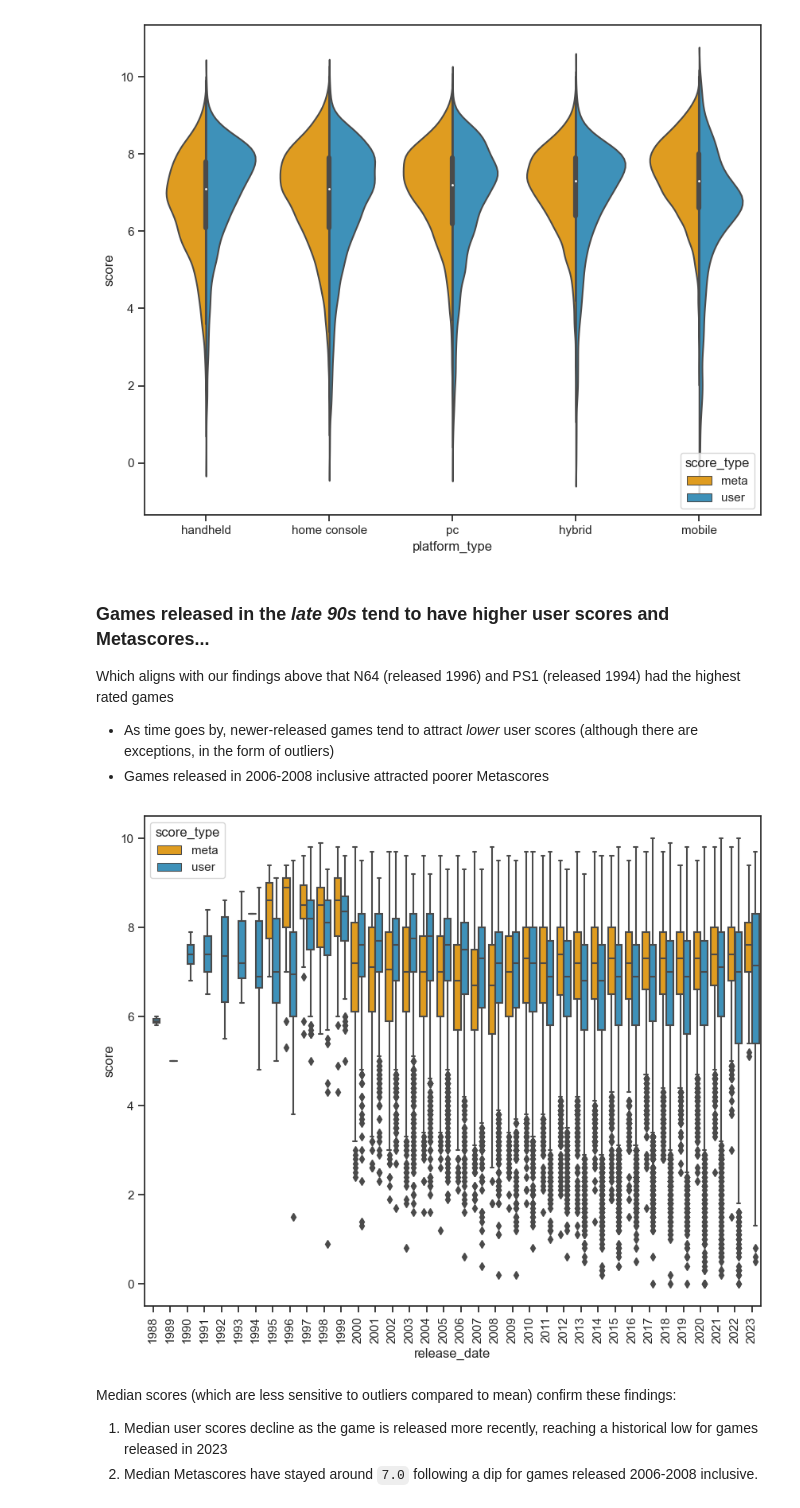
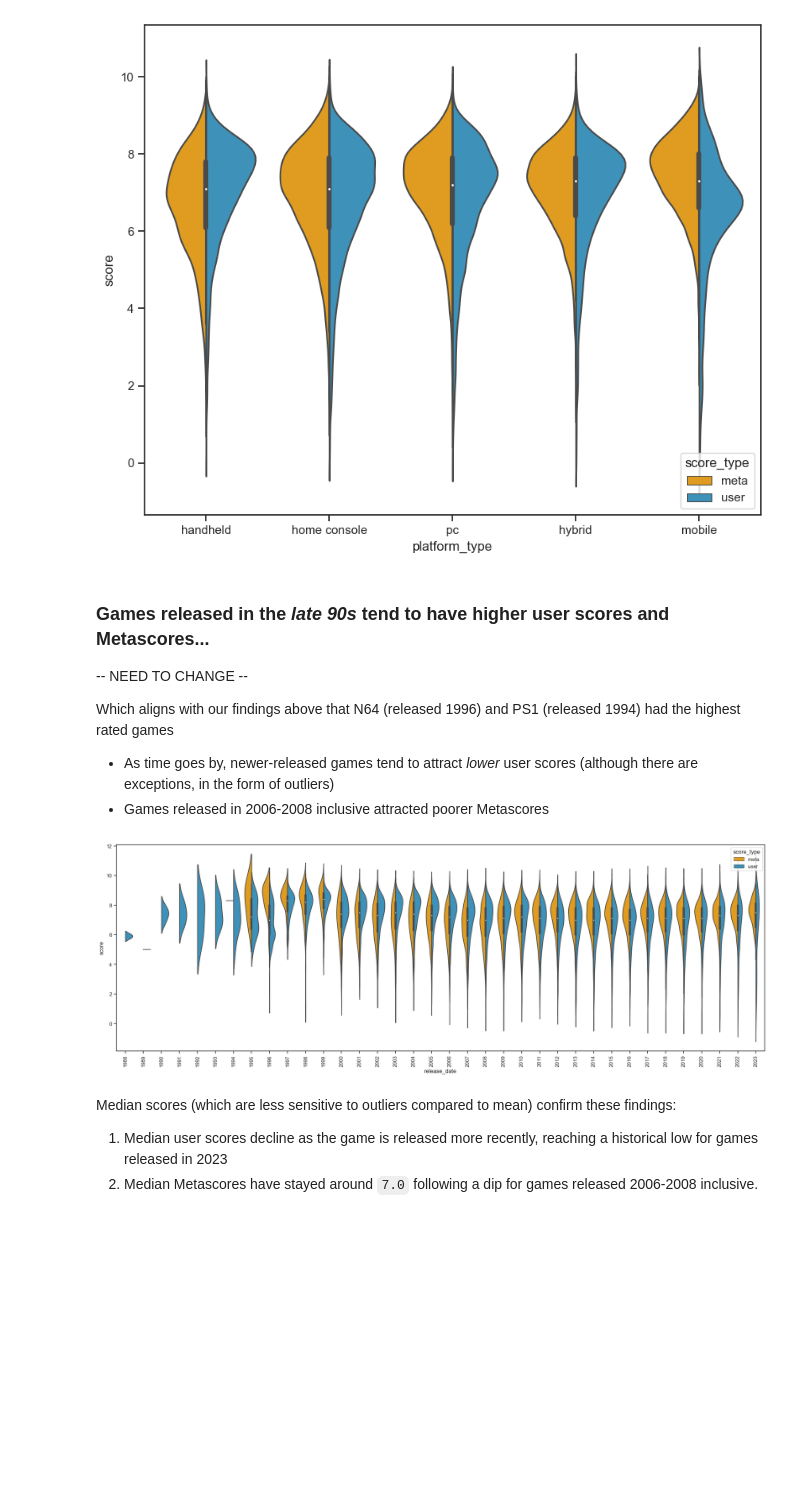
Before and after one commit to henrylin03/video-games, a Jupyter notebook: analysis.ipynb, the cells around one changed output. Saved outputs shown, nothing was run; the diff lists cells and outputs as text; code cells hidden in the pictures; blank space fills up the shorter version.

Commit message:
convert boxplot to split violinplot for games released over time

```diff
--- a/analysis.ipynb
+++ b/analysis.ipynb
@@ -346,6 +346,8 @@ plt.show()
 [figure]
 # %% [markdown]
 ### Games released in the **_late 90s_** tend to have higher user scores and Metascores...
+
+-- NEED TO CHANGE --
 
 Which aligns with our findings above that N64 (released 1996) and PS1 (released 1994) had the highest rated games
 
@@ -354,20 +356,21 @@ Which aligns with our findings above that N64 (released 1996) and PS1 (released
 # %%
 scores_stacked_df["release_date"] = pd.to_datetime(
     scores_stacked_df.release_date, format="%Y-%m-%d"
 )
 
-plt.figure(figsize=(10, 8))
-sns.boxplot(
+plt.figure(figsize=(25, 8))
+sns.violinplot(
     data=scores_stacked_df,
     x=scores_stacked_df.release_date.dt.year,
     y="score",
     hue="score_type",
+    split=True,
     palette=["orange", "#2998cd"],
 )
 plt.xticks(rotation=90)
 plt.show()
 # %% [output]
-[figure, old version]
+[figure, new version]
 # %% [markdown]
 Median scores (which are less sensitive to outliers compared to mean) confirm these findings:
 
```
Also changed, not shown: parts of 1 cell of this notebook.
